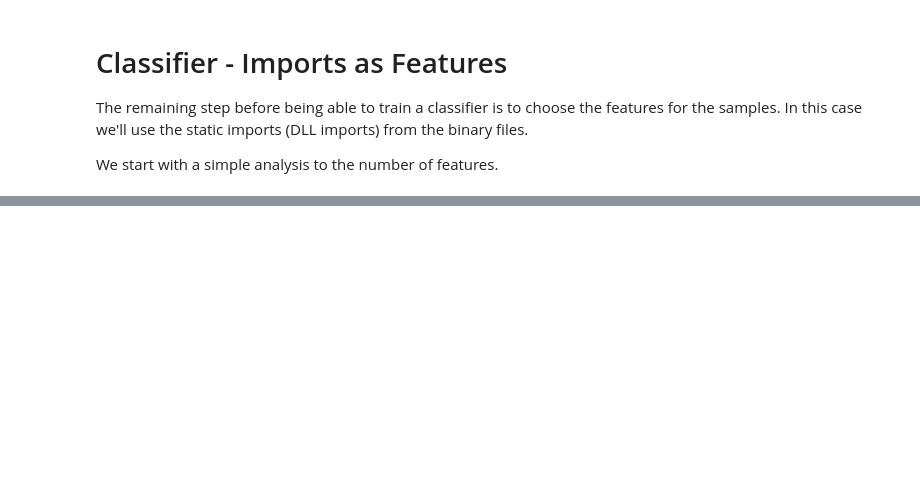
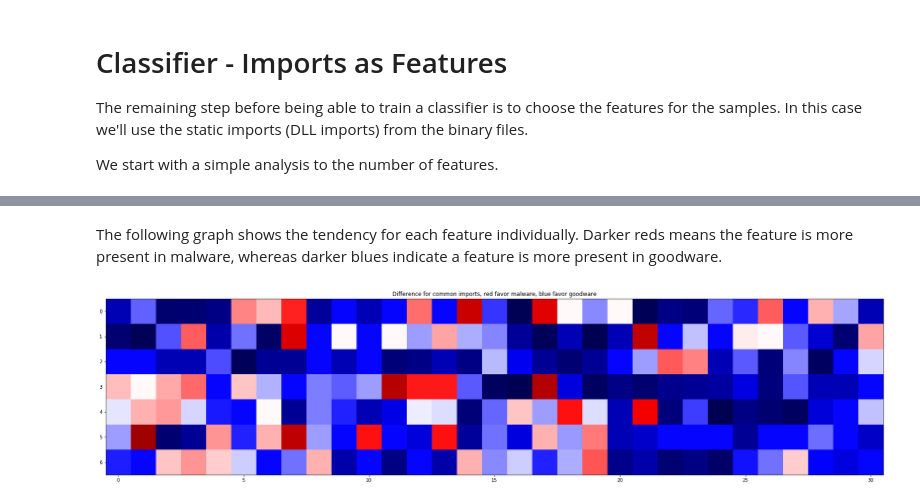
Before and after one commit to joaogodinho/thesis, a Jupyter notebook: SP_paper/3.1 Classifier - Imports as Features.ipynb, the cells around one changed output, grey strips where cells are left out. Saved outputs shown, nothing was run; the diff lists cells and outputs as text; code cells hidden in the pictures; blank space fills up the shorter version.

```diff
--- a/SP_paper/3.1 Classifier - Imports as Features.ipynb
+++ b/SP_paper/3.1 Classifier - Imports as Features.ipynb
@@ -8,21 +8,30 @@ We start with a simple analysis to the number of features.
 from IPython.display import display
 import pandas as pd
 import numpy as np
+import math
+import re
 import matplotlib.pyplot as plt
 from sklearn.feature_extraction.text import TfidfVectorizer
+from sklearn.feature_extraction.text import CountVectorizer
 
 malware_threshold = 5
 data_folder = '../data/'
 vendors_file = data_folder + 'vendors.csv.gz'
 reports_file = data_folder + 'reports.csv.gz'
 dlls_file = data_folder + 'dlls.csv.gz'
+selected_imports_file = data_folder + 'selected_imports.csv.gz'
 # From notebook 2
 top_vendors = ["ESET-NOD32", "McAfee-GW-Edition", "McAfee", "Sophos",
                "VIPRE", "GData", "Kaspersky", "AVG", "BitDefender",
                "Avast", "TrendMicro-HouseCall", "Fortinet", "Emsisoft",
                "DrWeb", "Ikarus", "F-Secure", "MicroWorld-eScan",
                "Symantec", "K7AntiVirus", "K7GW"]
+
 tfidf_token_pattern = u'[^;]+'
+vec_stop_words = ['*invalid*']
+# Remove imports' extension
+def token_preprocessor(s):
+    return re.split('\..{0,3}', s)[0]
 # %%
 # Contains all header information
 reports = pd.read_csv(reports_file)
@@ -96,0 +176,29 @@ display(tfidf.get_feature_names())
+# %%
+cv_common = CountVectorizer(token_pattern=tfidf_token_pattern, vocabulary=common_imports,
+                            preprocessor=token_preprocessor, stop_words=vec_stop_words)
+cv_common.fit(imports.dlls)
+
+matrix_goodware = np.sum(cv_common.transform(imports[imports.index.isin(goodware)].dlls), axis=0, dtype=int)
+matrix_malware = np.sum(cv_common.transform(imports[imports.index.isin(malware)].dlls), axis=0, dtype=int)
+
+# Normalize the matrixes against presence of imports for each class
+matrix_goodware = np.divide(matrix_goodware, len(imports[imports.index.isin(goodware)]))
+matrix_malware = np.divide(matrix_malware, len(imports[imports.index.isin(malware)]))
+
+# Normalize by the sum of both matrices
+matrix_divisor = np.add(matrix_goodware, matrix_malware)
+matrix_goodware = np.divide(matrix_goodware, matrix_divisor)
+matrix_malware = np.divide(matrix_malware, matrix_divisor)
+
+# Create difference matrix
+matrix = np.subtract(matrix_malware, matrix_goodware)
+matrix2 = np.array_split(np.array(matrix)[0], int(math.sqrt(len(cv_common.get_feature_names()))*0.5))
+# %% [markdown]
+The following graph shows the tendency for each feature individually. Darker reds means the feature is more present in malware, whereas darker blues indicate a feature is more present in goodware.
+# %%
+fig, ax1 = plt.subplots(figsize=(30, 30))
+ax1.set_title('Difference for common imports, red favor malware, blue favor goodware')
+plt.imshow(pd.DataFrame(matrix2), cmap='seismic', vmin=-1, vmax=1)
+plt.show()
+# %% [output]
+[figure, added]
```
Also changed, not shown: parts of 23 cells of this notebook.
